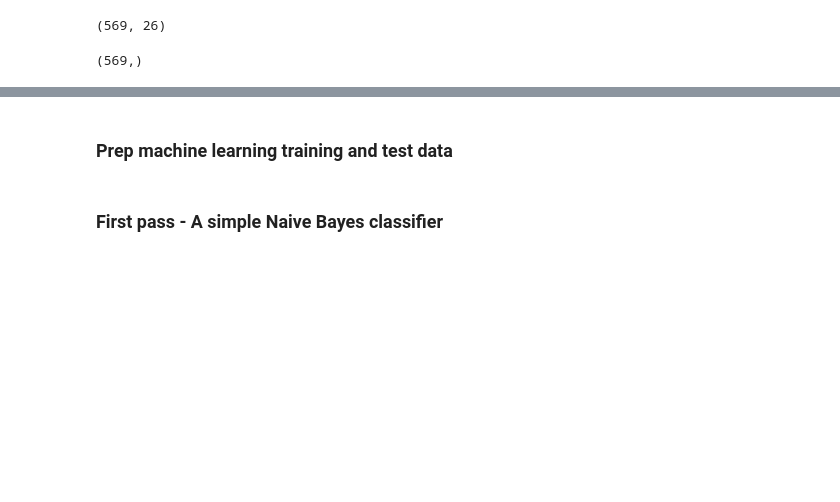
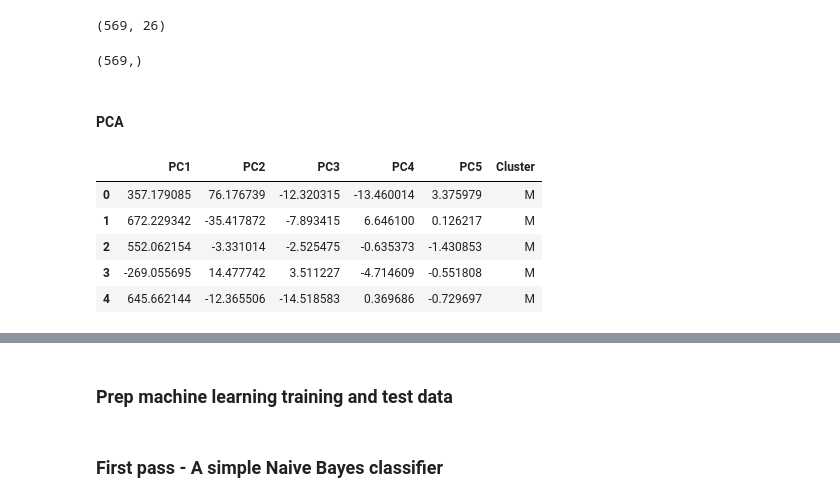
Before and after one commit to scheckley/kaggle-wisconsin-ml, a Jupyter notebook: notebooks/scratch.ipynb, the cells around one changed output, grey strips where cells are left out. Cells and saved outputs as stored; diff of their text form; code cells hidden in the pictures; blank space fills up the shorter version.

```diff
--- a/notebooks/scratch.ipynb
+++ b/notebooks/scratch.ipynb
@@ -67,3 +81,5 @@ y_data = data['diagnosis']
 y_data.shape
 # %% [output]
 (569,)
+# %% [markdown]
+#### PCA
@@ -69,0 +88,15 @@ y_data.shape
+# %%
+pca = decomposition.PCA(n_components=5)
+pc = pca.fit_transform(x_data)
+
+pc_df = pd.DataFrame(data = pc ,
+        columns = ['PC1', 'PC2','PC3','PC4', 'PC5'])
+pc_df['Cluster'] = y_data
+pc_df.head()
+# %% [output]
+|  | PC1 | PC2 | PC3 | PC4 | PC5 | Cluster |
+| 0 | 357.179085 | 76.176739 | -12.320315 | -13.460014 | 3.375979 | M |
+| 1 | 672.229342 | -35.417872 | -7.893415 | 6.646100 | 0.126217 | M |
+| 2 | 552.062154 | -3.331014 | -2.525475 | -0.635373 | -1.430853 | M |
+| 3 | -269.055695 | 14.477742 | 3.511227 | -4.714609 | -0.551808 | M |
+| 4 | 645.662144 | -12.365506 | -14.518583 | 0.369686 | -0.729697 | M |
```
Also changed, not shown: parts of 9 cells of this notebook.
